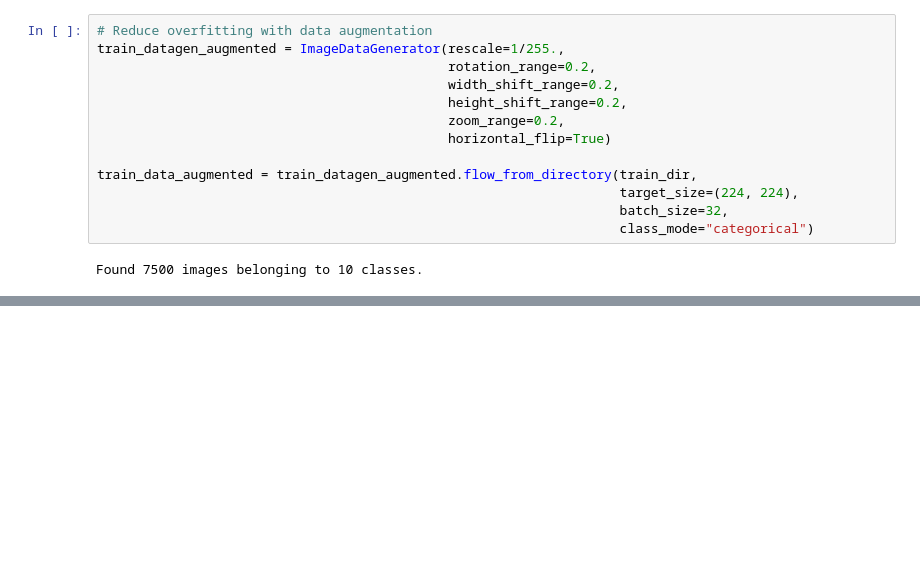
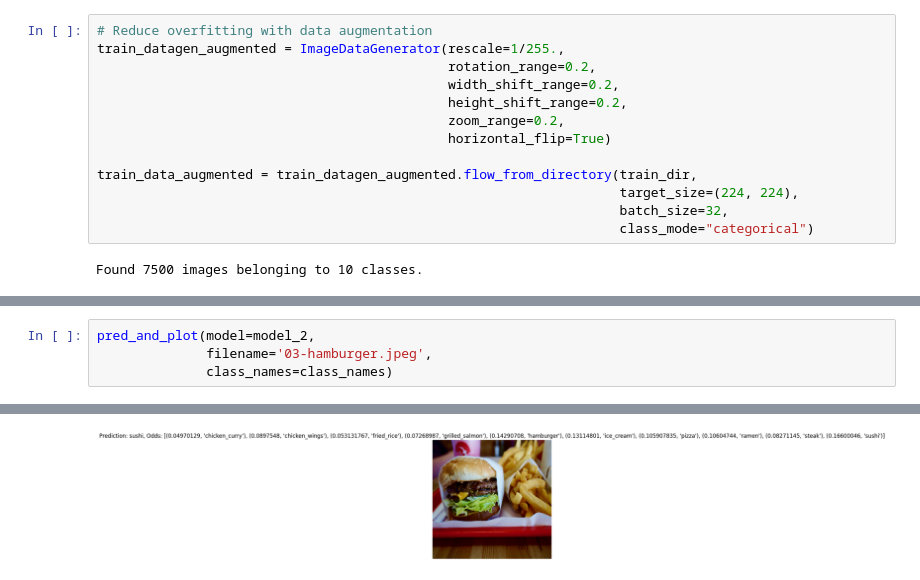
Before and after one commit to jescalada/Tensorflow-colabs, a Jupyter notebook: multiclass_classfication.ipynb, the cells around one changed output, grey strips where cells are left out. Drawn from its saved outputs; the diff is of its cells as text; blank space fills up the shorter version.

```diff
--- a/multiclass_classfication.ipynb
+++ b/multiclass_classfication.ipynb
@@ -214,0 +279,5 @@ Epoch 10/10
+# %%
+pred_and_plot(model=model_2,
+              filename='03-hamburger.jpeg',
+              class_names=class_names)
+# %% [output]
@@ -214,0 +285 @@ Epoch 10/10
+[figure, added]
```
Also changed, not shown: parts of 13 cells of this notebook.
